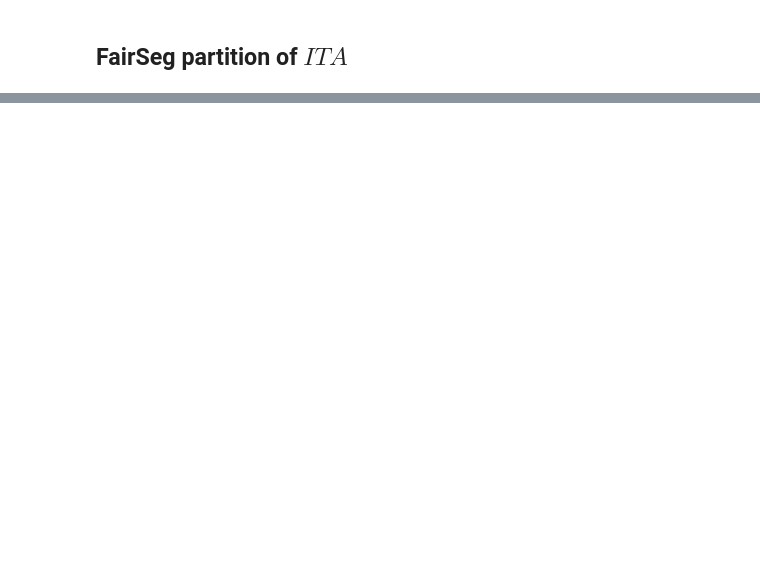
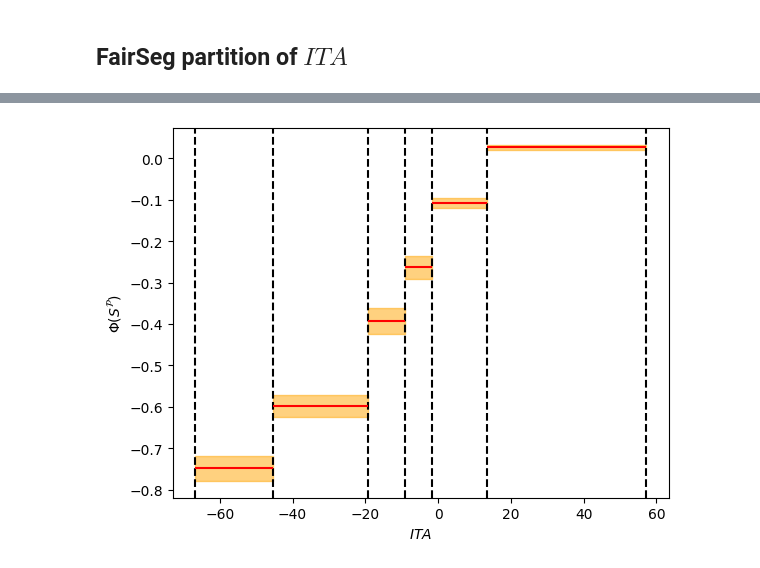
Before and after one commit to artefactory/fair_groups, a Jupyter notebook: notebooks/example_partitions_celeba.ipynb, the cells around one changed output, grey strips where cells are left out. Drawn from its saved outputs; the diff is of its cells as text; code cells hidden in the pictures; blank space fills up the shorter version.

```diff
--- a/notebooks/example_partitions_celeba.ipynb
+++ b/notebooks/example_partitions_celeba.ipynb
@@ -37,0 +51,10 @@ plot_partition_with_ci(fairseg.partition, fairseg_partition_ci)
+# %%
+S_kmeans = [(ita >= result_kmeans['partition'][i]) & (ita <= result_kmeans['partition'][i+1])
+            for i in range(nb_groups)]
+
+kmeans_partition_ci = np.array([compute_phi_sp_ci(S_kmeans[i], y_pred, alpha=.95)
+                                for i in range(nb_groups)])
+# %%
+plot_partition_with_ci(result_kmeans['partition'], kmeans_partition_ci)
+# %% [output]
+[figure, added]
```
Also changed, not shown: parts of 12 cells of this notebook, 2 other files.
